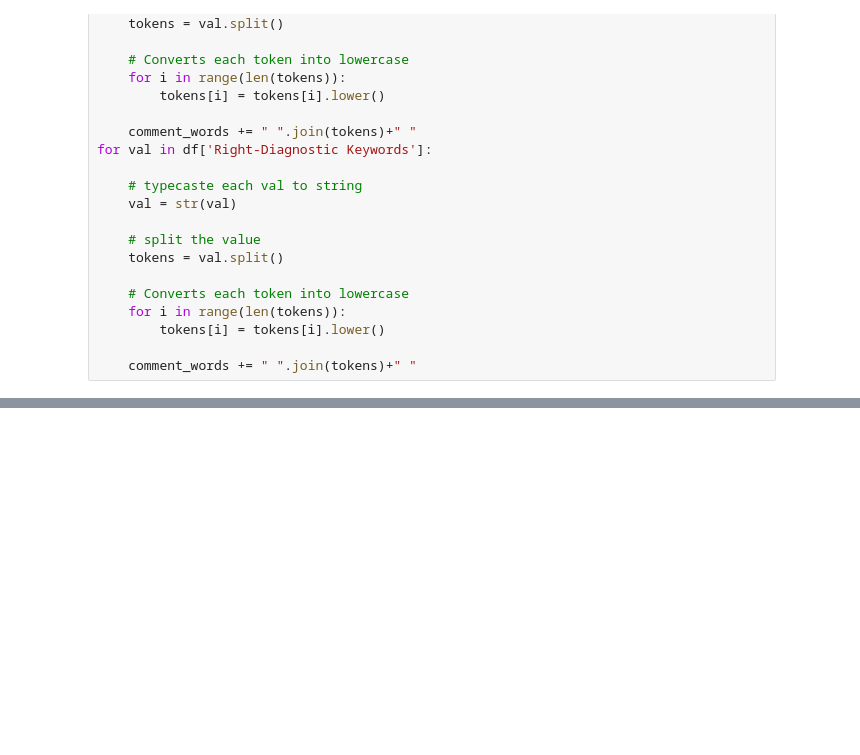
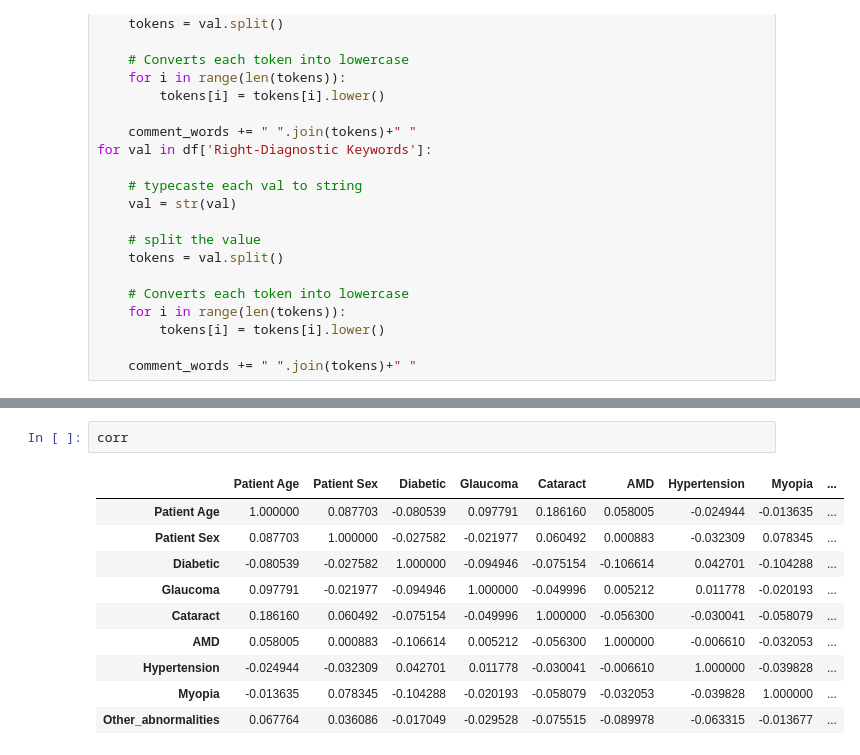
Before and after one commit to shadab4150/Eye-Disease-Detection, a Jupyter notebook: eye_dataset_exploration.ipynb, the cells around one changed output, grey strips where cells are left out. Cells and saved outputs as stored; diff of their text form; blank space fills up the shorter version.

```diff
--- a/eye_dataset_exploration.ipynb
+++ b/eye_dataset_exploration.ipynb
@@ -129,0 +130,13 @@ plt.show()
+# %%
+corr
+# %% [output]
+|  | Patient Age | Patient Sex | Diabetic | Glaucoma | Cataract | AMD | Hypertension | Myopia | ... |
+| Patient Age | 1.000000 | 0.087703 | -0.080539 | 0.097791 | 0.186160 | 0.058005 | -0.024944 | -0.013635 | ... |
+| Patient Sex | 0.087703 | 1.000000 | -0.027582 | -0.021977 | 0.060492 | 0.000883 | -0.032309 | 0.078345 | ... |
+| Diabetic | -0.080539 | -0.027582 | 1.000000 | -0.094946 | -0.075154 | -0.106614 | 0.042701 | -0.104288 | ... |
+| Glaucoma | 0.097791 | -0.021977 | -0.094946 | 1.000000 | -0.049996 | 0.005212 | 0.011778 | -0.020193 | ... |
+| Cataract | 0.186160 | 0.060492 | -0.075154 | -0.049996 | 1.000000 | -0.056300 | -0.030041 | -0.058079 | ... |
+| AMD | 0.058005 | 0.000883 | -0.106614 | 0.005212 | -0.056300 | 1.000000 | -0.006610 | -0.032053 | ... |
+| Hypertension | -0.024944 | -0.032309 | 0.042701 | 0.011778 | -0.030041 | -0.006610 | 1.000000 | -0.039828 | ... |
+| Myopia | -0.013635 | 0.078345 | -0.104288 | -0.020193 | -0.058079 | -0.032053 | -0.039828 | 1.000000 | ... |
+| Other_abnormalities | 0.067764 | 0.036086 | -0.017049 | -0.029528 | -0.075515 | -0.089978 | -0.063315 | -0.013677 | ... |
```
Also changed, not shown: parts of 6 cells of this notebook.
